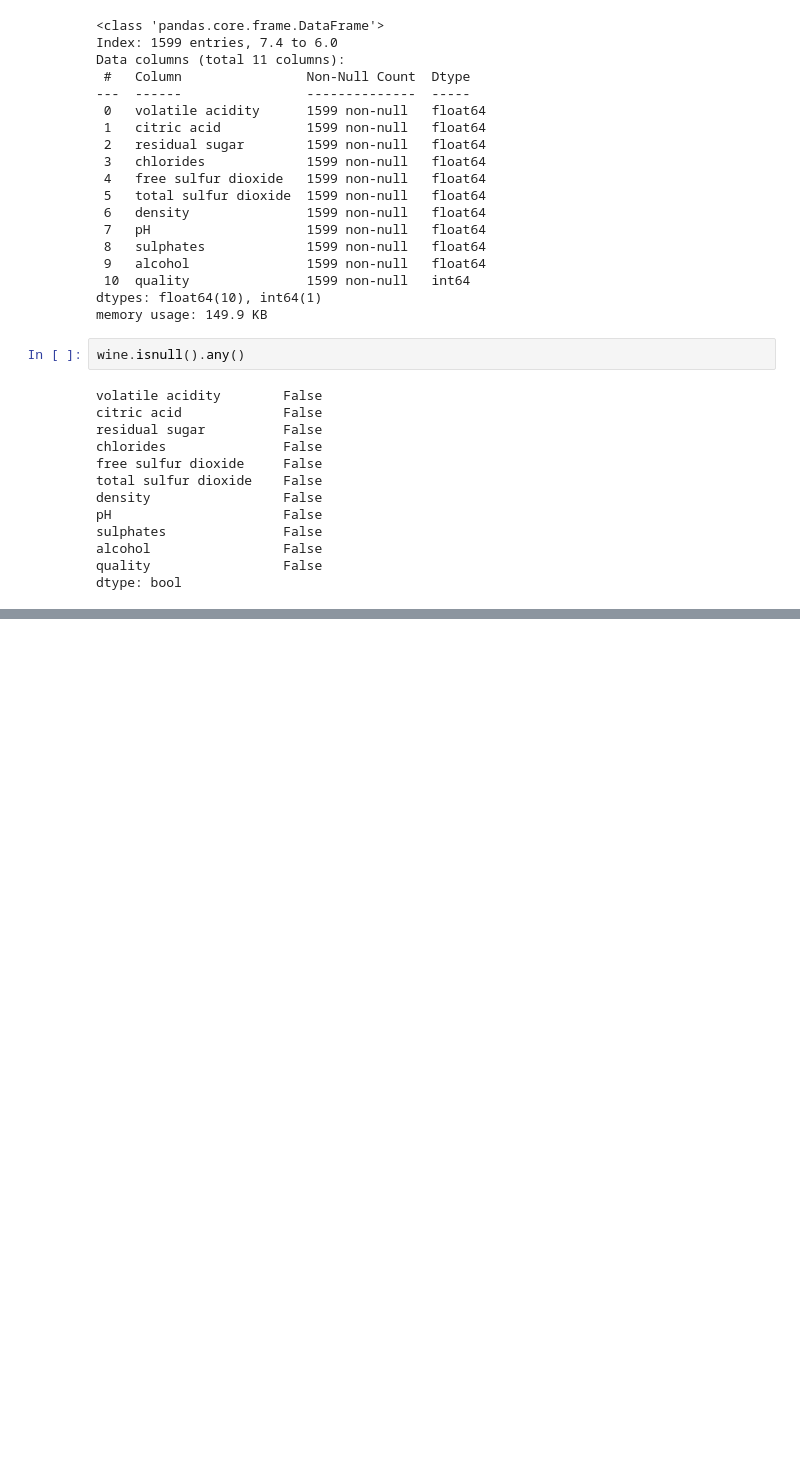
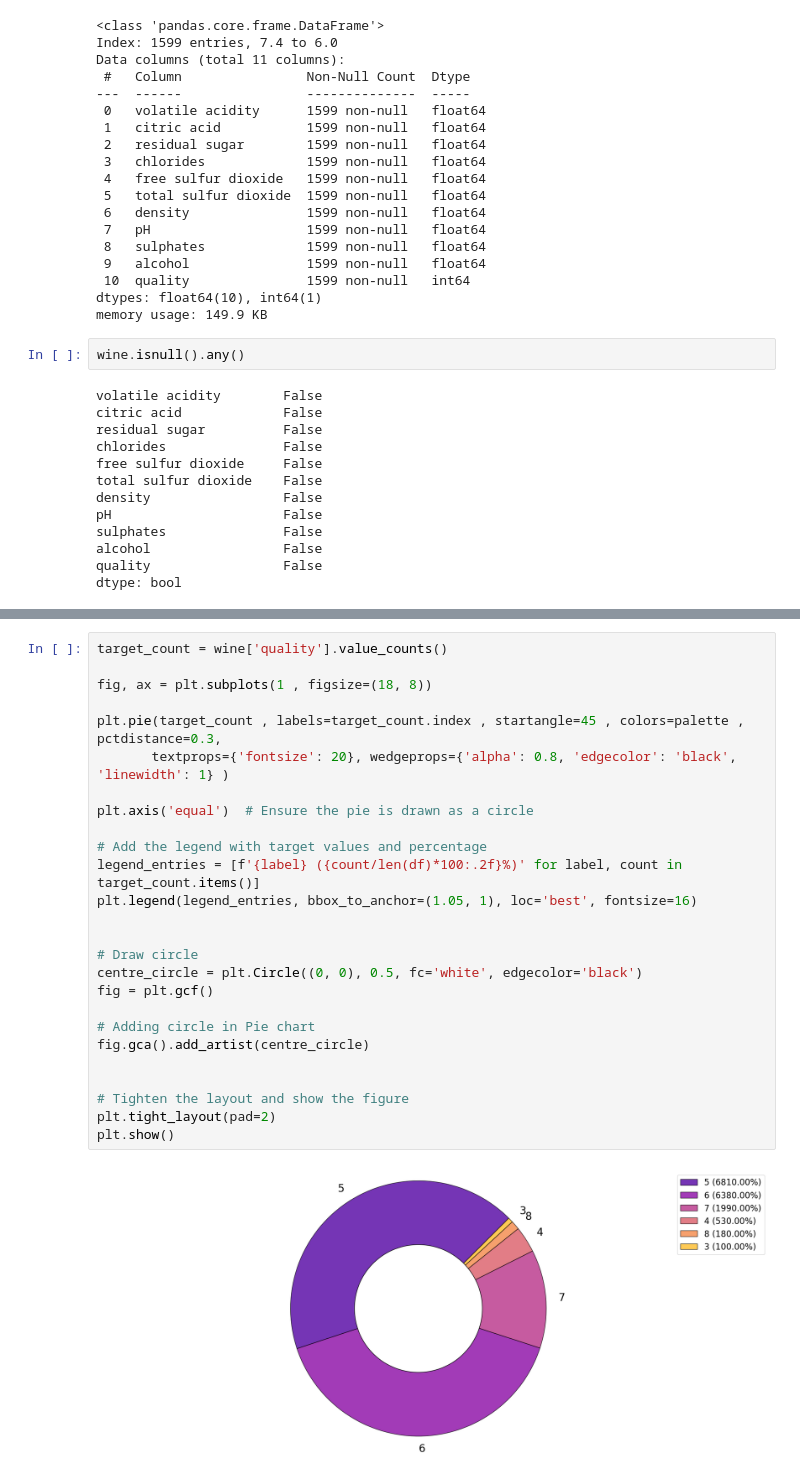
Before and after one commit to Khatiakhokhiashvili/Red-Wine-Quality, a Jupyter notebook: Wine.ipynb, the cells around one changed output, grey strips where cells are left out. Saved outputs shown, nothing was run; the diff lists cells and outputs as text; blank space fills up the shorter version.

```diff
--- a/Wine.ipynb
+++ b/Wine.ipynb
@@ -104,0 +123,28 @@ plt.tight_layout()
+# %%
+target_count = wine['quality'].value_counts()
+
+fig, ax = plt.subplots(1 , figsize=(18, 8))
+
+plt.pie(target_count , labels=target_count.index , startangle=45 , colors=palette , pctdistance=0.3,
+       textprops={'fontsize': 20}, wedgeprops={'alpha': 0.8, 'edgecolor': 'black', 'linewidth': 1} )
+
+plt.axis('equal')  # Ensure the pie is drawn as a circle
+
+# Add the legend with target values and percentage
+legend_entries = [f'{label} ({count/len(df)*100:.2f}%)' for label, count in target_count.items()]
+plt.legend(legend_entries, bbox_to_anchor=(1.05, 1), loc='best', fontsize=16)
+
+
+# Draw circle
+centre_circle = plt.Circle((0, 0), 0.5, fc='white', edgecolor='black')
+fig = plt.gcf()
+
+# Adding circle in Pie chart
+fig.gca().add_artist(centre_circle)
+
+
+# Tighten the layout and show the figure
+plt.tight_layout(pad=2)
+plt.show()
+# %% [output]
+[figure, added]
```
Also changed, not shown: parts of 7 cells of this notebook.
